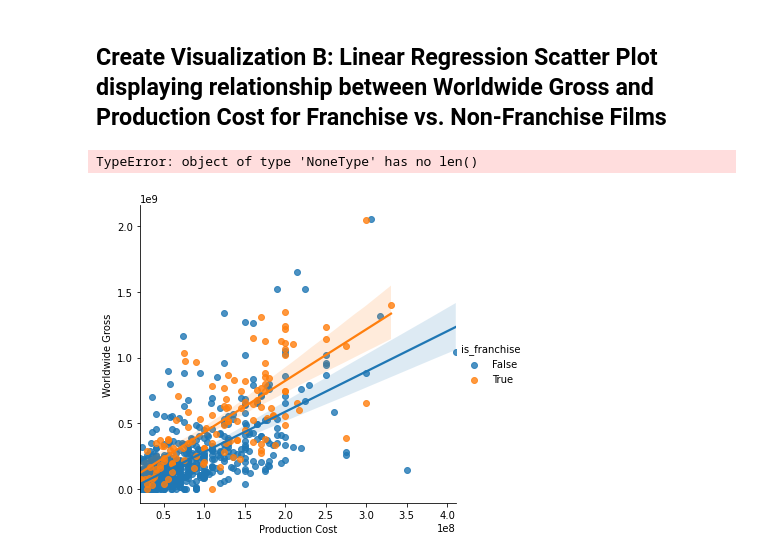
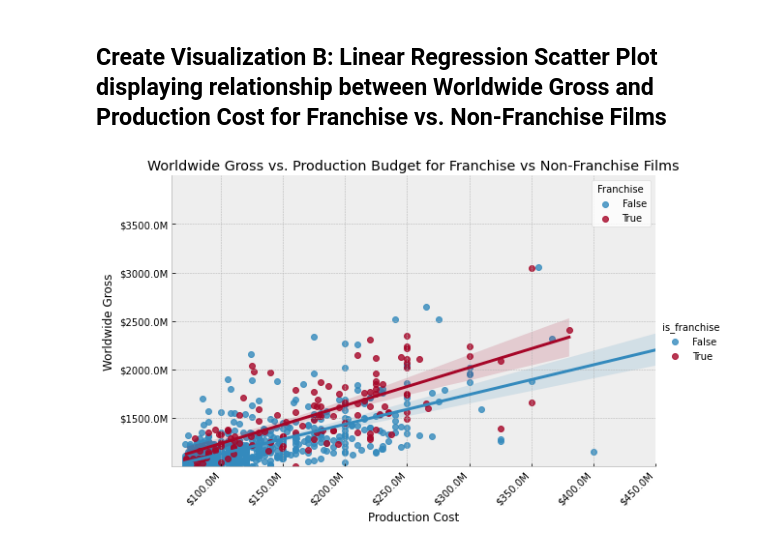
Before and after one commit to kuninethan95/dsc-phase-1-project, a Jupyter notebook: Phase 1 Project Notebook.ipynb, the cells around one changed output. Cells and saved outputs as stored; diff of their text form; code cells hidden in the pictures.

```diff
--- a/Phase 1 Project Notebook.ipynb
+++ b/Phase 1 Project Notebook.ipynb
@@ -1067,18 +1068,29 @@ with plt.style.context('bmh'):
 - Franchise films have greater standard deviation
 # %% [markdown]
 ## Create Visualization B: Linear Regression Scatter Plot displaying relationship between Worldwide Gross and Production Cost for Franchise vs. Non-Franchise Films
-# %%
-g = sns.lmplot(data=tn_movie_budgets2, x='production_budget', y='worldwide_gross', hue='is_franchise')
-
-g.axes[0,0].set_xlabel('Production Cost')
-g.axes[0,0].set_ylabel('Worldwide Gross')
-factorplot(height=2, aspect=1)
-# %% [output]
-TypeError: object of type 'NoneType' has no len()
-[figure, removed]
-# %%
-g = sns.FacetGrid(tips, col="time",  hue="smoker")
-g = g.map(plt.scatter, "total_bill", "tip", edgecolor="w")
-
-g.axes[0,0].set_xlabel('axes label 1')
-g.axes[0,1].set_xlabel('axes label 2')
+# %%
+with plt.style.context('bmh'):
+
+    #g=sns.FacetGrid(data=tn_movie_budgets2, aspect=(1 * 3))
+    g = (sns.lmplot(data=tn_movie_budgets2, x='production_budget', y='worldwide_gross', hue='is_franchise', height=5, aspect=(1.5)))
+
+    g.axes[0,0].set_xlabel('Production Cost')
+    g.axes[0,0].set_ylabel('Worldwide Gross')
+    g.axes[0,0].set_title('Worldwide Gross vs. Production Budget for Franchise vs Non-Franchise Films')
+    #factorplot(height=2, aspect=1)
+
+    #formatter = FuncFormatter(millions)
+    #g = sns.FacetGrid(data = tn_movie_budgets2, col_wrap = 4, margin_titles=True, height=3) #4/3 ratio
+    #g.yaxis.set_major_formatter(formatter)
+
+    t_labels = ['$50.0M', '$100.0M', '$150.0M', '$200.0M', '$250.0M', '$300.0M', '$350.0M', '$400.0M', '$450.0M', '$500.0M']
+    g.set_xticklabels(t_labels)
+    y_labs5 = ['$500.0M', '$1000.0M', '$1500.0M','$2000.0M', '$2500.0M', '$3000.0M', '$3500.0M']
+    g.set_xticklabels(rotation = 45, ha='right')
+    g.set_yticklabels(y_labs5)
+#   g.set_xlim(20000000, 500000000)
+    g.ax.set_xlim(10000000, 400000000)
+    g.ax.set_ylim(100000, 3000000000)
+    g.ax.legend(title='Franchise', facecolor='white')
+# %% [output]
+[figure, added]
```
Also changed, not shown: parts of 1 cell of this notebook, 1 other file.
